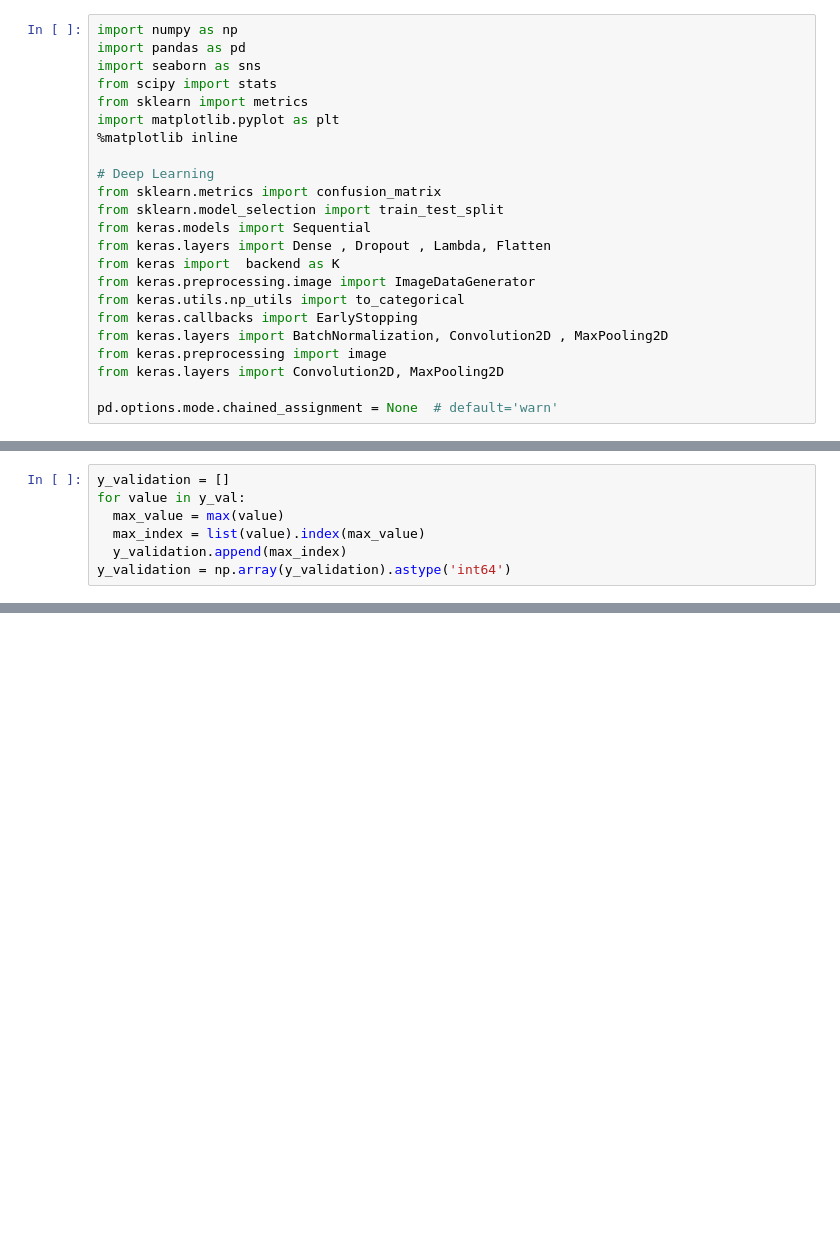
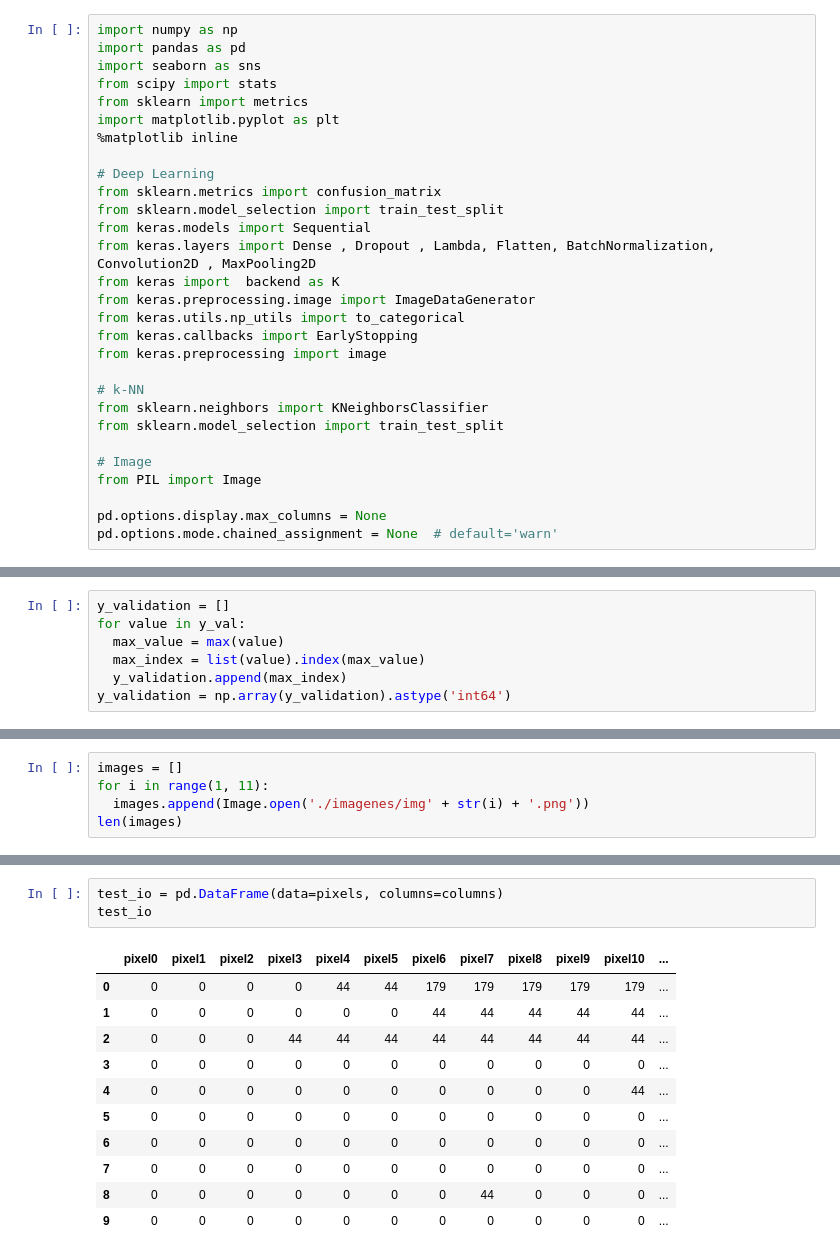
Before and after one commit to Bato007/HDT3_DS, a Jupyter notebook: recognizer.ipynb, the cells around one changed output, grey strips where cells are left out. Saved outputs shown, nothing was run; the diff lists cells and outputs as text; blank space fills up the shorter version.

```diff
--- a/recognizer.ipynb
+++ b/recognizer.ipynb
@@ -11,15 +11,21 @@ import matplotlib.pyplot as plt
 from sklearn.metrics import confusion_matrix
 from sklearn.model_selection import train_test_split
 from keras.models import Sequential
-from keras.layers import Dense , Dropout , Lambda, Flatten
+from keras.layers import Dense , Dropout , Lambda, Flatten, BatchNormalization, Convolution2D , MaxPooling2D
 from keras import  backend as K
 from keras.preprocessing.image import ImageDataGenerator
 from keras.utils.np_utils import to_categorical
 from keras.callbacks import EarlyStopping
-from keras.layers import BatchNormalization, Convolution2D , MaxPooling2D
 from keras.preprocessing import image
-from keras.layers import Convolution2D, MaxPooling2D
 
+# k-NN
+from sklearn.neighbors import KNeighborsClassifier
+from sklearn.model_selection import train_test_split
+
+# Image
+from PIL import Image
+
+pd.options.display.max_columns = None
 pd.options.mode.chained_assignment = None  # default='warn'
 # %%
 train = pd.read_csv('./train.csv', encoding='utf8')
@@ -376,0 +423,5 @@ accuracy
+# %%
+images = []
+for i in range(1, 11):
+  images.append(Image.open('./imagenes/img' + str(i) + '.png'))
+len(images)
@@ -376,0 +446,15 @@ accuracy
+# %%
+test_io = pd.DataFrame(data=pixels, columns=columns)
+test_io
+# %% [output]
+|  | pixel0 | pixel1 | pixel2 | pixel3 | pixel4 | pixel5 | pixel6 | pixel7 | pixel8 | pixel9 | pixel10 | ... |
+| 0 | 0 | 0 | 0 | 0 | 44 | 44 | 179 | 179 | 179 | 179 | 179 | ... |
+| 1 | 0 | 0 | 0 | 0 | 0 | 0 | 44 | 44 | 44 | 44 | 44 | ... |
+| 2 | 0 | 0 | 0 | 44 | 44 | 44 | 44 | 44 | 44 | 44 | 44 | ... |
+| 3 | 0 | 0 | 0 | 0 | 0 | 0 | 0 | 0 | 0 | 0 | 0 | ... |
+| 4 | 0 | 0 | 0 | 0 | 0 | 0 | 0 | 0 | 0 | 0 | 44 | ... |
+| 5 | 0 | 0 | 0 | 0 | 0 | 0 | 0 | 0 | 0 | 0 | 0 | ... |
+| 6 | 0 | 0 | 0 | 0 | 0 | 0 | 0 | 0 | 0 | 0 | 0 | ... |
+| 7 | 0 | 0 | 0 | 0 | 0 | 0 | 0 | 0 | 0 | 0 | 0 | ... |
+| 8 | 0 | 0 | 0 | 0 | 0 | 0 | 0 | 44 | 0 | 0 | 0 | ... |
+| 9 | 0 | 0 | 0 | 0 | 0 | 0 | 0 | 0 | 0 | 0 | 0 | ... |
```
Also changed, not shown: parts of 29 cells of this notebook, 10 other files.
